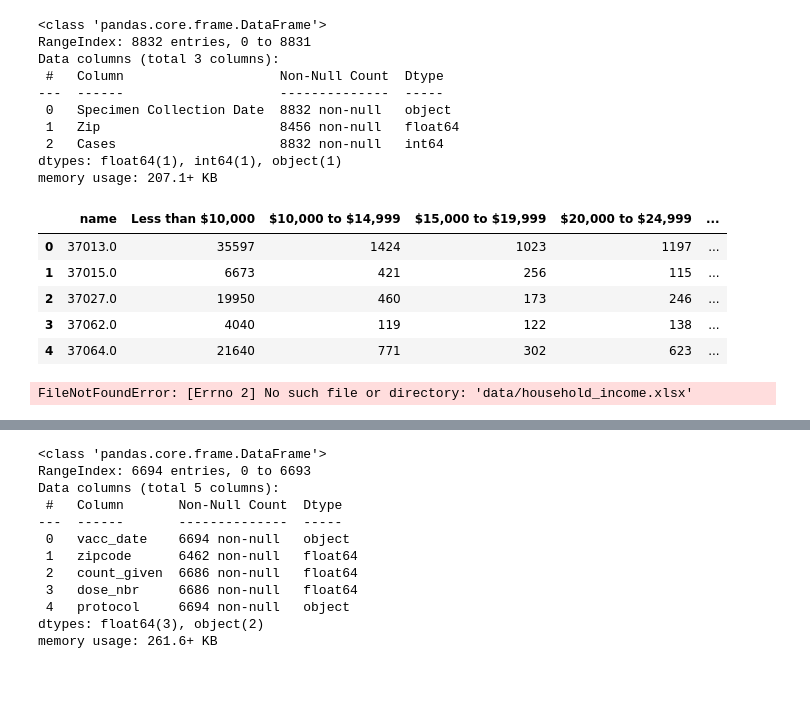
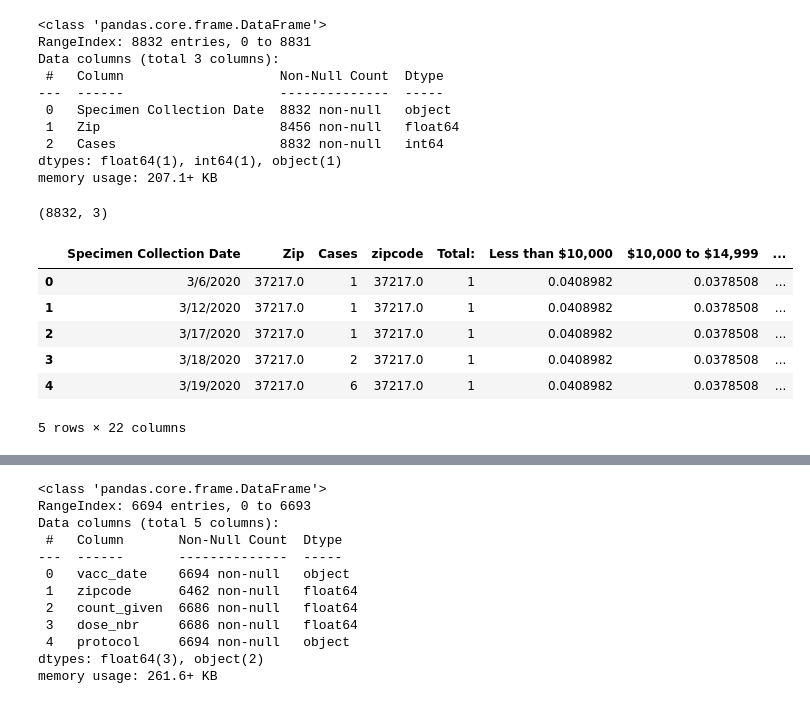
Before and after one commit to ryanhilber93/nash-covid-cases-vaccines-hot_chickens, a Jupyter notebook: data/COVID Vaccine Data.ipynb, the cells around one changed output, grey strips where cells are left out. Cells and saved outputs as stored; diff of their text form; code cells hidden in the pictures.

```diff
--- a/data/COVID Vaccine Data.ipynb
+++ b/data/COVID Vaccine Data.ipynb
@@ -13 +13,3 @@ Covid_Vacine_ByZip = pd.read_csv('COVID_CountByZipPerDate 03292021.csv')
+# %%
+Covid_Count_df['Zip'] =Covid_Count_df['Zip']
 # %%
@@ -71,20 +71,27 @@ HH_Inc = pd.read_csv('HH_Inc.csv')
+# %%
+Covid_Count_df.shape
+# %% [output]
+(8832, 3)
+# %%
+#Andrew's code
+income_data = pd.read_excel("income_data.xlsx", skiprows = 1, header=[0, 1], sheet_name = 1)
+income_data = income_data[income_data.columns.drop(list(income_data.filter(regex='Error')))]
+income_data.columns = income_data.columns.droplevel(1)
+income_clean = income_data.set_index('Unnamed: 0_level_0').T.reset_index().rename({"index": "zipcode"}, axis = 1)
+
+#T in the last code to mean Transpose
+# %%
+income_clean['zipcode'] =income_clean['zipcode'].astype(float)
+# %%
+Merged_IC_df = pd.merge(left = Covid_Count_df, right = income_clean,
+                    left_on = 'Zip', right_on = 'zipcode')
 # %%
-HH_Inc.head()
+Merged_IC_df.head()
 # %% [output]
-|  | name | Less than $10,000 | $10,000 to $14,999 | $15,000 to $19,999 | $20,000 to $24,999 | ... |
-| 0 | 37013.0 | 35597 | 1424 | 1023 | 1197 | ... |
-| 1 | 37015.0 | 6673 | 421 | 256 | 115 | ... |
-| 2 | 37027.0 | 19950 | 460 | 173 | 246 | ... |
-| 3 | 37062.0 | 4040 | 119 | 122 | 138 | ... |
-| 4 | 37064.0 | 21640 | 771 | 302 | 623 | ... |
+|  | Specimen Collection Date | Zip | Cases | zipcode | Total: | Less than $10,000 | $10,000 to $14,999 | ... |
+| 0 | 3/6/2020 | 37217.0 | 1 | 37217.0 | 1 | 0.0408982 | 0.0378508 | ... |
+| 1 | 3/12/2020 | 37217.0 | 1 | 37217.0 | 1 | 0.0408982 | 0.0378508 | ... |
+| 2 | 3/17/2020 | 37217.0 | 1 | 37217.0 | 1 | 0.0408982 | 0.0378508 | ... |
+| 3 | 3/18/2020 | 37217.0 | 2 | 37217.0 | 1 | 0.0408982 | 0.0378508 | ... |
+| 4 | 3/19/2020 | 37217.0 | 6 | 37217.0 | 1 | 0.0408982 | 0.0378508 | ... |
+5 rows × 22 columns
-# %%
-#Andrew's codes to extract those addtional files to be merged into the covid data
-
-income_data = pd.read_excel("data/household_income.xlsx", skiprows = 1, header=[0, 1], sheet_name = 0)
-income_data = income_data[income_data.columns.drop(list(income_data.filter(regex='Error')))]
-income_data.columns = income_data.columns.droplevel(1)
-income_clean = income_data.set_index('Unnamed: 0_level_0').T.reset_index().rename({"index": "zipcode"}, axis = 1)
-
-#T in the last code to mean Transpose
-# %% [output]
-FileNotFoundError: [Errno 2] No such file or directory: 'data/household_income.xlsx'
```
Also changed, not shown: parts of 8 cells of this notebook, 5 other files.
